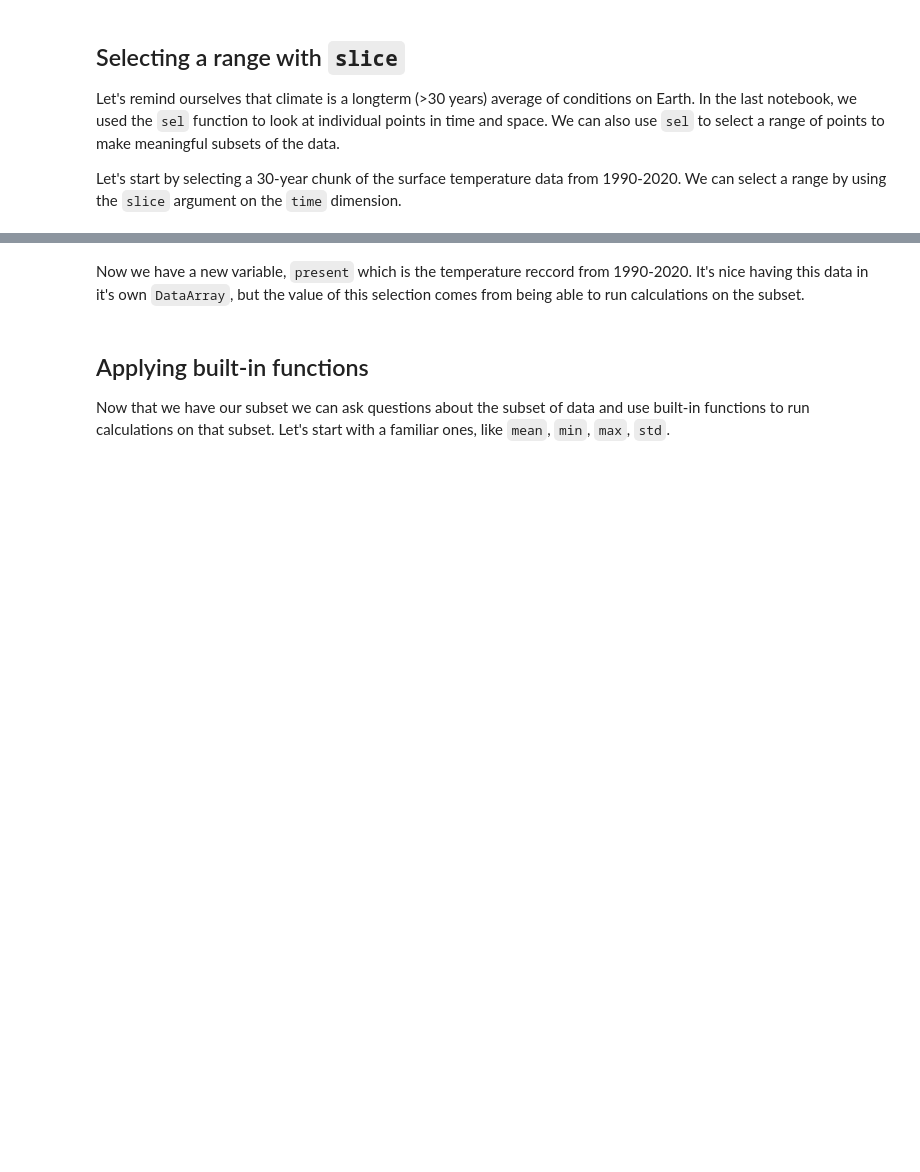
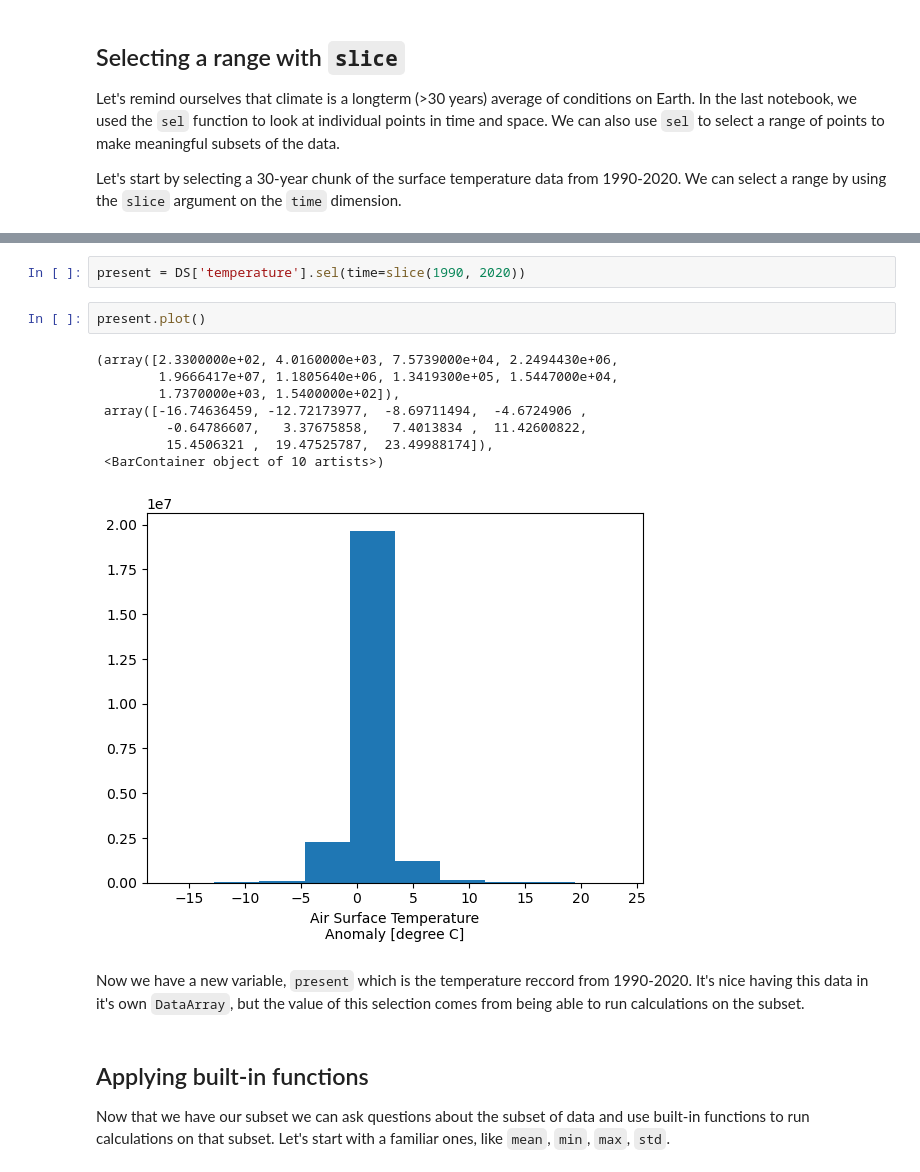
Before and after one commit to walipalmer/CFR-2024, a Jupyter notebook: module_climate/05_data-in-3D-functions.ipynb, the cells around one changed output, grey strips where cells are left out. Drawn from its saved outputs; the diff is of its cells as text; blank space fills up the shorter version.

```diff
--- a/module_climate/05_data-in-3D-functions.ipynb
+++ b/module_climate/05_data-in-3D-functions.ipynb
@@ -22,3 +58,16 @@ Let's start by selecting a 30-year chunk of the surface temperature data from 19
+# %%
+present = DS['temperature'].sel(time=slice(1990, 2020))
+# %%
+present.plot()
+# %% [output]
+(array([2.3300000e+02, 4.0160000e+03, 7.5739000e+04, 2.2494430e+06,
+        1.9666417e+07, 1.1805640e+06, 1.3419300e+05, 1.5447000e+04,
+        1.7370000e+03, 1.5400000e+02]),
+ array([-16.74636459, -12.72173977,  -8.69711494,  -4.6724906 ,
+         -0.64786607,   3.37675858,   7.4013834 ,  11.42600822,
+         15.4506321 ,  19.47525787,  23.49988174]),
+ <BarContainer object of 10 artists>)
+[figure, added]
 # %% [markdown]
 Now we have a new variable, `present` which is the temperature reccord from 1990-2020. It's nice having this data in it's own `DataArray`, but the value of this selection comes from being able to run calculations on the subset.
 # %% [markdown]
```
Also changed, not shown: parts of 12 cells of this notebook.
